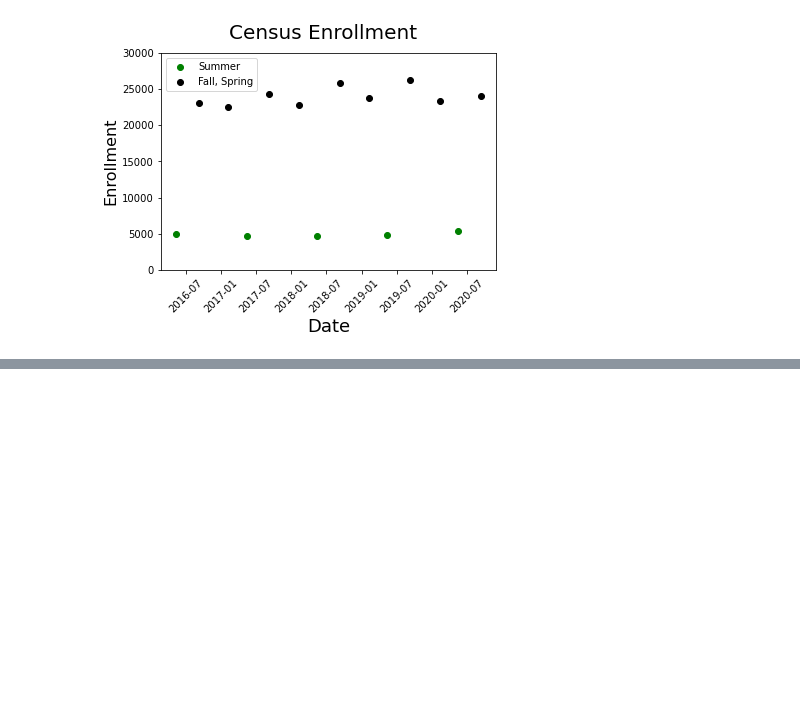
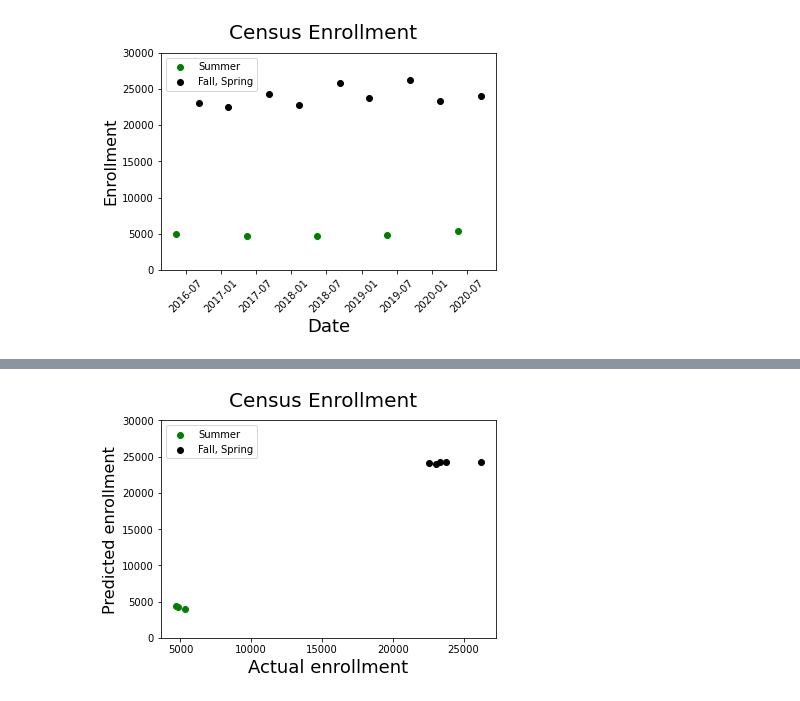
Before and after one commit to gperdrizet/LMC-enrollment-forecast, a Jupyter notebook: notebooks/simple_linear_regression.ipynb, the cells around one changed output, grey strips where cells are left out. Saved outputs shown, nothing was run; the diff lists cells and outputs as text; code cells hidden in the pictures; blank space fills up the shorter version.

```diff
--- a/notebooks/simple_linear_regression.ipynb
+++ b/notebooks/simple_linear_regression.ipynb
@@ -149,0 +323,12 @@ SU_predictions = SU_linear_model.predict(SU_x)
+# %%
+fig = plt.figure()
+plt.scatter(SU_test_y, SU_test_predictions, c='green', label='Summer')
+plt.scatter(FA_SP_test_y, FA_SP_test_predictions, c='black', label='Fall, Spring')
+plt.legend(loc='upper left')
+plt.axis([None, None, 0, 30000])
+fig.suptitle('Census Enrollment', fontsize=20)
+plt.xlabel('Actual enrollment', fontsize=18)
+plt.ylabel('Predicted enrollment', fontsize=16)
+plt.show()
+# %% [output]
+[figure, added]
```
Also changed, not shown: parts of 20 cells of this notebook.
